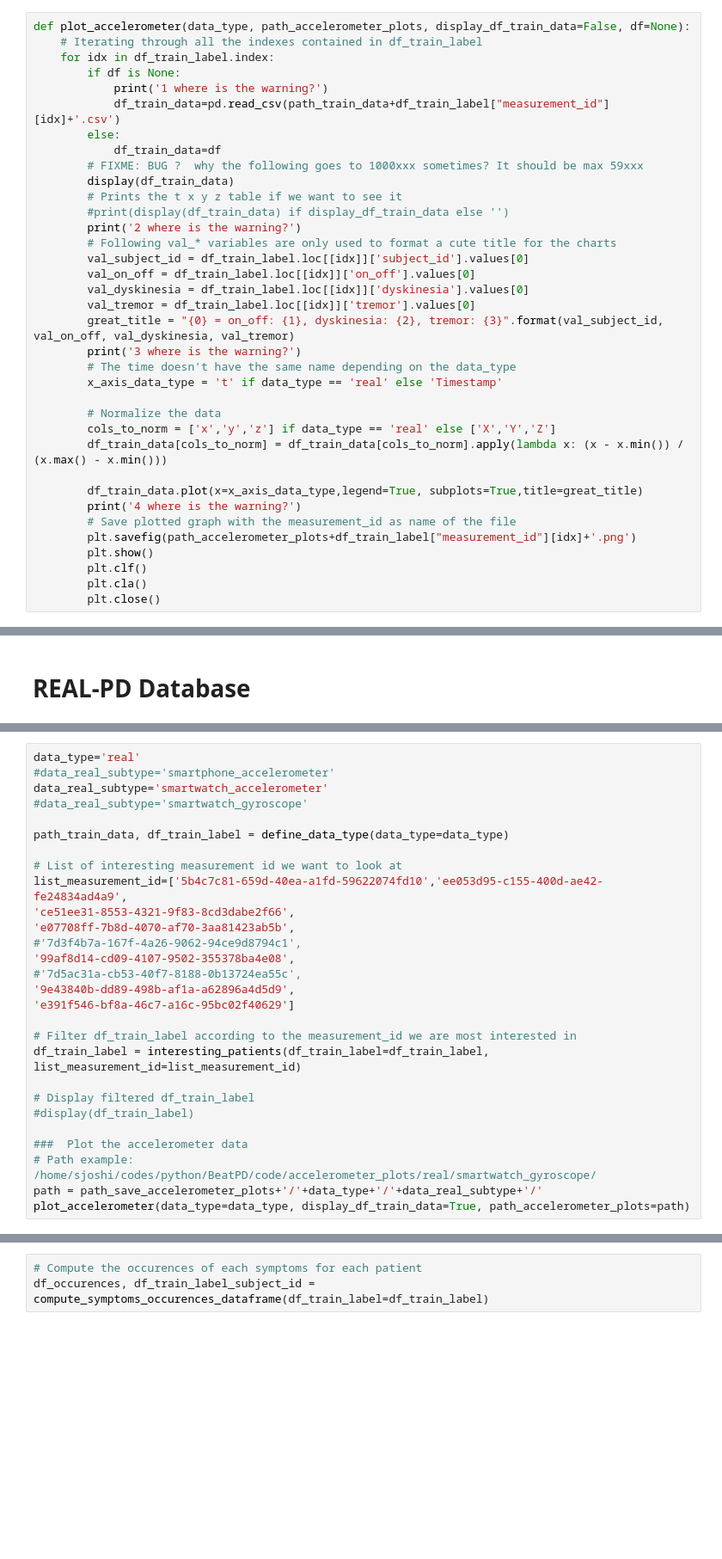
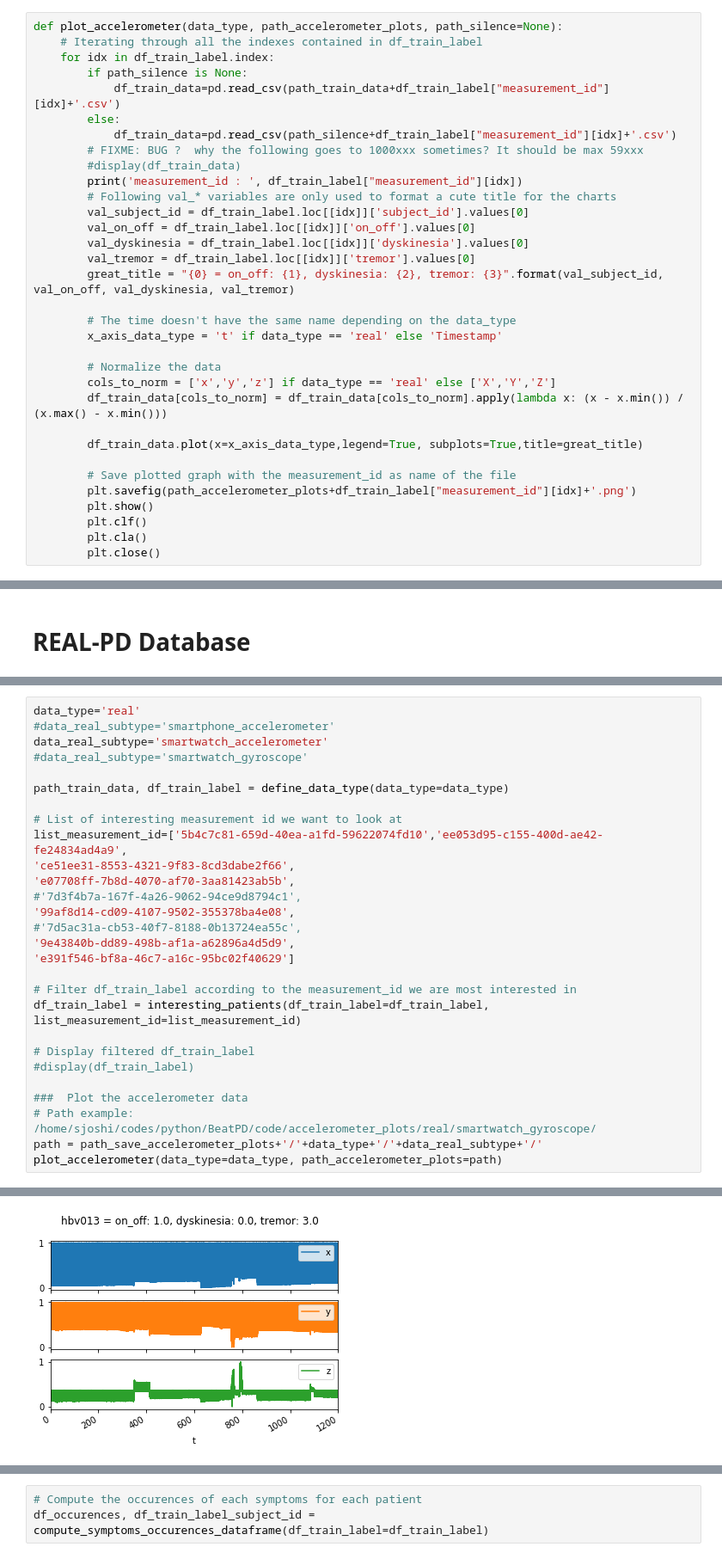
Before and after one commit to Mymoza/BeatPD-CLSP-JHU, a Jupyter notebook: analyze_data.ipynb, the cells around one changed output, grey strips where cells are left out. Shown at 86% size. Cells and saved outputs as stored; diff of their text form; blank space fills up the shorter version.

```diff
--- a/analyze_data.ipynb
+++ b/analyze_data.ipynb
@@ -51,26 +53,23 @@ def define_data_type(data_type):
     df_train_label=pd.read_csv(path_train_labels)
     return path_train_data, df_train_label
 # %%
-def plot_accelerometer(data_type, path_accelerometer_plots, display_df_train_data=False, df=None):
+def plot_accelerometer(data_type, path_accelerometer_plots, path_silence=None):
     # Iterating through all the indexes contained in df_train_label
     for idx in df_train_label.index:
-        if df is None:
-            print('1 where is the warning?')
+        if path_silence is None:
             df_train_data=pd.read_csv(path_train_data+df_train_label["measurement_id"][idx]+'.csv')
         else:
-            df_train_data=df
+            df_train_data=pd.read_csv(path_silence+df_train_label["measurement_id"][idx]+'.csv')
         # FIXME: BUG ?  why the following goes to 1000xxx sometimes? It should be max 59xxx
-        display(df_train_data)
-        # Prints the t x y z table if we want to see it
-        #print(display(df_train_data) if display_df_train_data else '')
-        print('2 where is the warning?')
+        #display(df_train_data)
+        print('measurement_id : ', df_train_label["measurement_id"][idx])
         # Following val_* variables are only used to format a cute title for the charts
         val_subject_id = df_train_label.loc[[idx]]['subject_id'].values[0]
         val_on_off = df_train_label.loc[[idx]]['on_off'].values[0]
         val_dyskinesia = df_train_label.loc[[idx]]['dyskinesia'].values[0]
         val_tremor = df_train_label.loc[[idx]]['tremor'].values[0]
         great_title = "{0} = on_off: {1}, dyskinesia: {2}, tremor: {3}".format(val_subject_id, val_on_off, val_dyskinesia, val_tremor)
-        print('3 where is the warning?')
+
         # The time doesn't have the same name depending on the data_type
         x_axis_data_type = 't' if data_type == 'real' else 'Timestamp'
 
@@ -79,7 +78,7 @@ def plot_accelerometer(data_type, path_accelerometer_plots, display_df_train_dat
         df_train_data[cols_to_norm] = df_train_data[cols_to_norm].apply(lambda x: (x - x.min()) / (x.max() - x.min()))
 
         df_train_data.plot(x=x_axis_data_type,legend=True, subplots=True,title=great_title)
-        print('4 where is the warning?')
+
         # Save plotted graph with the measurement_id as name of the file
         plt.savefig(path_accelerometer_plots+df_train_label["measurement_id"][idx]+'.png')
         plt.show()
@@ -471,4 +584,5 @@ df_train_label = interesting_patients(df_train_label=df_train_label, list_measur
 ###  Plot the accelerometer data
 # Path example: /home/sjoshi/codes/python/BeatPD/code/accelerometer_plots/real/smartwatch_gyroscope/
 path = path_save_accelerometer_plots+'/'+data_type+'/'+data_real_subtype+'/'
-plot_accelerometer(data_type=data_type, display_df_train_data=True, path_accelerometer_plots=path)
+plot_accelerometer(data_type=data_type, path_accelerometer_plots=path)
+# %% [output]
@@ -474,0 +597 @@ plot_accelerometer(data_type=data_type, display_df_train_data=True, path_acceler
+[figure, added]
```
Also changed, not shown: parts of 17 cells of this notebook.
